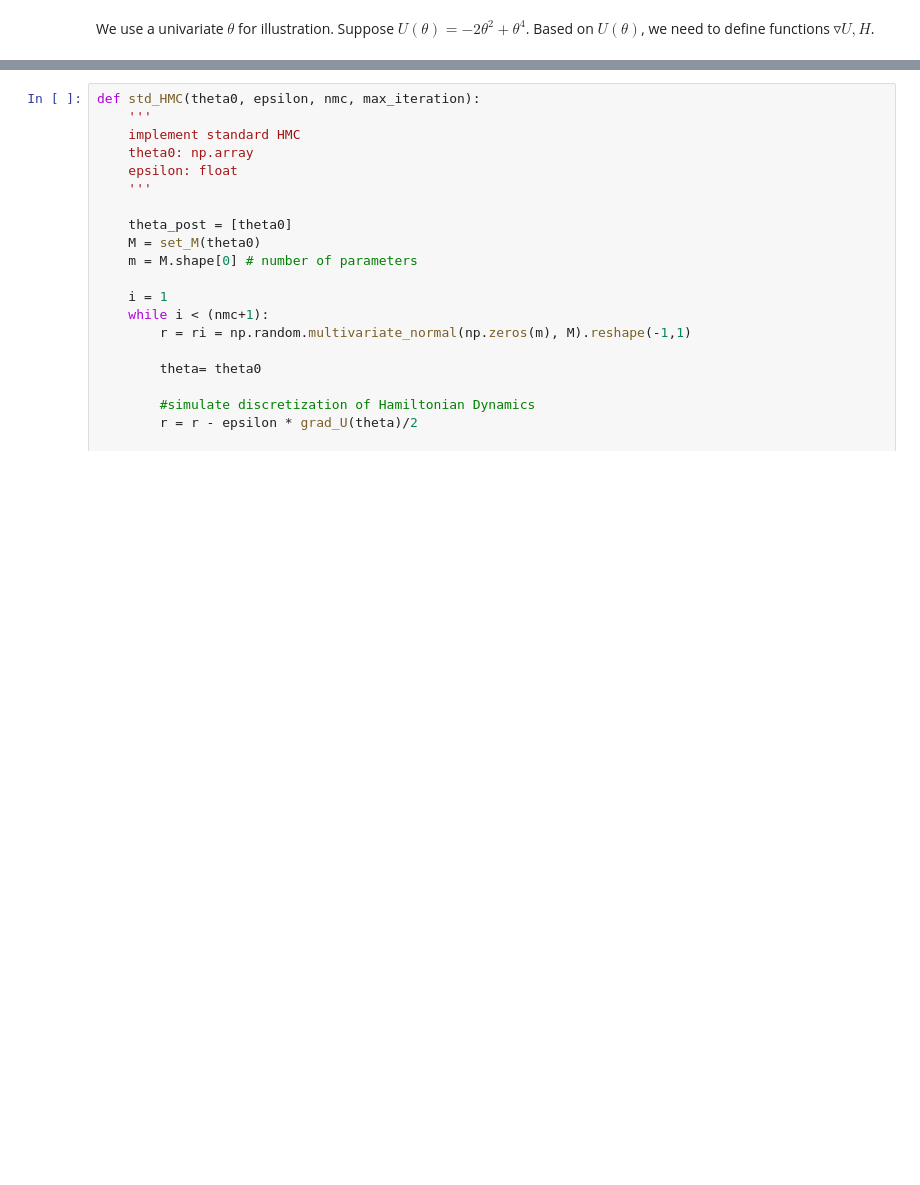
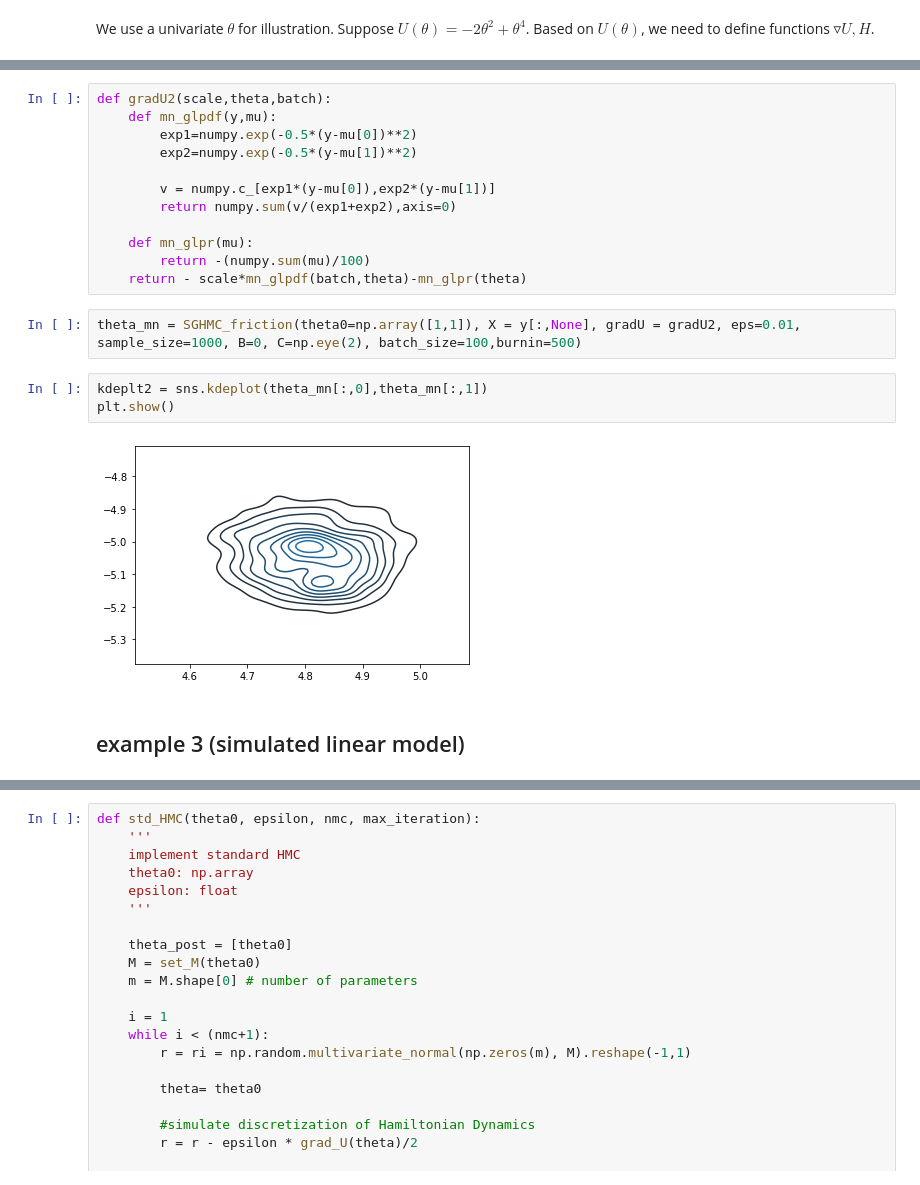
Before and after one commit to tzring/Stochastic-Gradient-HMC-with-Friction, a Jupyter notebook: SGHMC_friction.ipynb, the cells around one changed output, grey strips where cells are left out. Saved outputs shown, nothing was run; the diff lists cells and outputs as text; blank space fills up the shorter version.

```diff
--- a/SGHMC_friction.ipynb
+++ b/SGHMC_friction.ipynb
@@ -57,0 +146,21 @@ def H(theta, r, M):
+# %%
+def gradU2(scale,theta,batch):
+    def mn_glpdf(y,mu):
+        exp1=numpy.exp(-0.5*(y-mu[0])**2)
+        exp2=numpy.exp(-0.5*(y-mu[1])**2)
+
+        v = numpy.c_[exp1*(y-mu[0]),exp2*(y-mu[1])]
+        return numpy.sum(v/(exp1+exp2),axis=0)
+
+    def mn_glpr(mu):
+        return -(numpy.sum(mu)/100)
+    return - scale*mn_glpdf(batch,theta)-mn_glpr(theta)
+# %%
+theta_mn = SGHMC_friction(theta0=np.array([1,1]), X = y[:,None], gradU = gradU2, eps=0.01, sample_size=1000, B=0, C=np.eye(2), batch_size=100,burnin=500)
+# %%
+kdeplt2 = sns.kdeplot(theta_mn[:,0],theta_mn[:,1])
+plt.show()
+# %% [output]
+[figure, added]
+# %% [markdown]
+## example 3 (simulated linear model)
```
Also changed, not shown: parts of 51 cells of this notebook.
